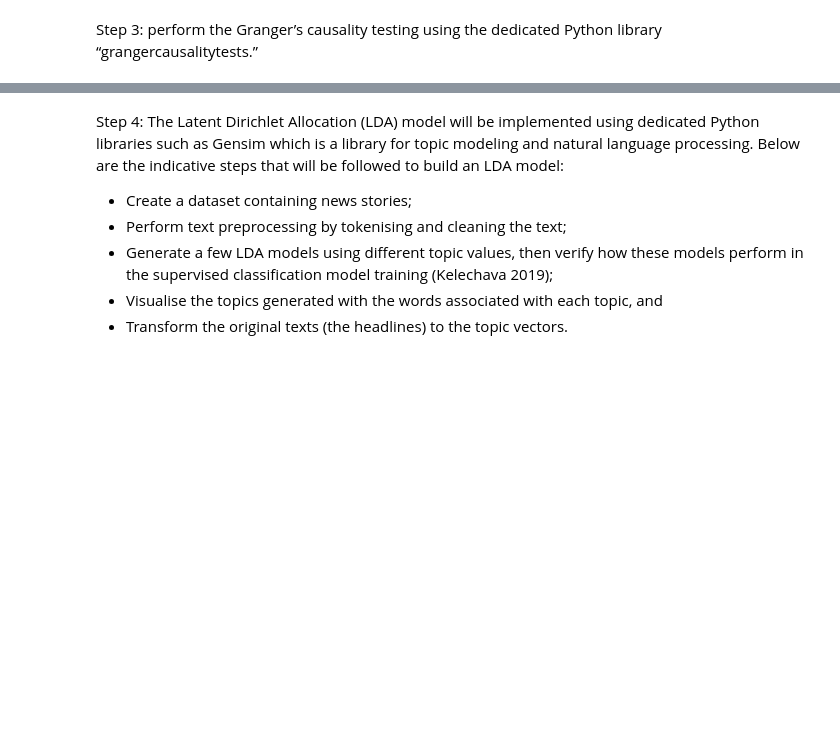
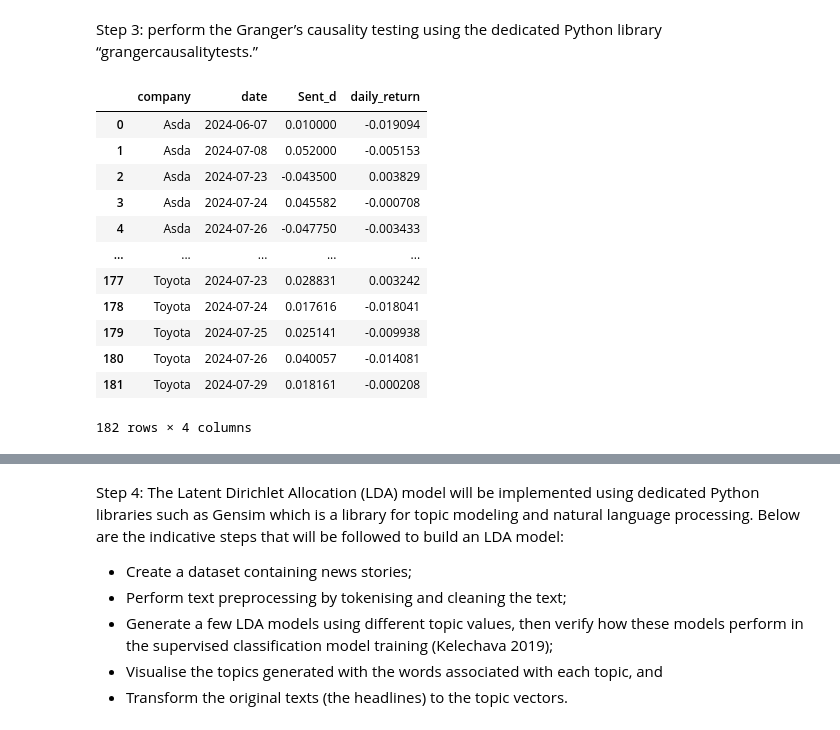
Before and after one commit to lucalto/MyMScReportRepo, a Jupyter notebook: Obj2_VolatilityPrediction/Obj2_main.ipynb, the cells around one changed output, grey strips where cells are left out. Drawn from its saved outputs; the diff is of its cells as text; code cells hidden in the pictures; blank space fills up the shorter version.

```diff
--- a/Obj2_VolatilityPrediction/Obj2_main.ipynb
+++ b/Obj2_VolatilityPrediction/Obj2_main.ipynb
@@ -114,11 +119,11 @@ filtered_df = filtered_df.sort_values(by=['company', 'date'])
 # %%
 # Calculate daily market return using the formula: r_t = log(CLOSE_t / CLOSE_t-1)
-filtered_df['daily_return'] = filtered_df.groupby('company', group_keys=False)['close'].apply(
+stock_performance_df['daily_return'] = stock_performance_df.groupby('company', group_keys=False)['close'].apply(
     lambda x: np.log(x / x.shift(1))
 )
 
 # Display the result
-print(filtered_df.head())
+print(stock_performance_df.head())
 # %% [output]
     company symbol       date  close   open    high    low  daily_return
 502    Asda    WMT 2024-05-01  58.85  59.31  59.410  58.72           NaN
@@ -366,2 +370,28 @@ result_df
 # %% [markdown]
 Step 3: perform the Granger’s causality testing using the dedicated Python library “grangercausalitytests.”
+# %%
+# Ensure 'date' column is in datetime format in both dataframes
+Daily_Sentiment_Compound_df['date'] = pd.to_datetime(Daily_Sentiment_Compound_df['date'])
+stock_performance_df['date'] = pd.to_datetime(stock_performance_df['date'])
+# %%
+
+# Merge the sentiment dataframe with the stock performance dataframe on 'company' and 'date'
+merged_df = pd.merge(Daily_Sentiment_Compound_df[['company', 'date', 'Sent_d']],
+                     stock_performance_df[['company', 'date', 'daily_return']],
+                     on=['company', 'date'], how='inner')
+# %%
+merged_df
+# %% [output]
+|  | company | date | Sent_d | daily_return |
+| 0 | Asda | 2024-06-07 | 0.010000 | -0.019094 |
+| 1 | Asda | 2024-07-08 | 0.052000 | -0.005153 |
+| 2 | Asda | 2024-07-23 | -0.043500 | 0.003829 |
+| 3 | Asda | 2024-07-24 | 0.045582 | -0.000708 |
+| 4 | Asda | 2024-07-26 | -0.047750 | -0.003433 |
+| ... | ... | ... | ... | ... |
+| 177 | Toyota | 2024-07-23 | 0.028831 | 0.003242 |
+| 178 | Toyota | 2024-07-24 | 0.017616 | -0.018041 |
+| 179 | Toyota | 2024-07-25 | 0.025141 | -0.009938 |
+| 180 | Toyota | 2024-07-26 | 0.040057 | -0.014081 |
+| 181 | Toyota | 2024-07-29 | 0.018161 | -0.000208 |
+182 rows × 4 columns
```
Also changed, not shown: parts of 16 cells of this notebook.
